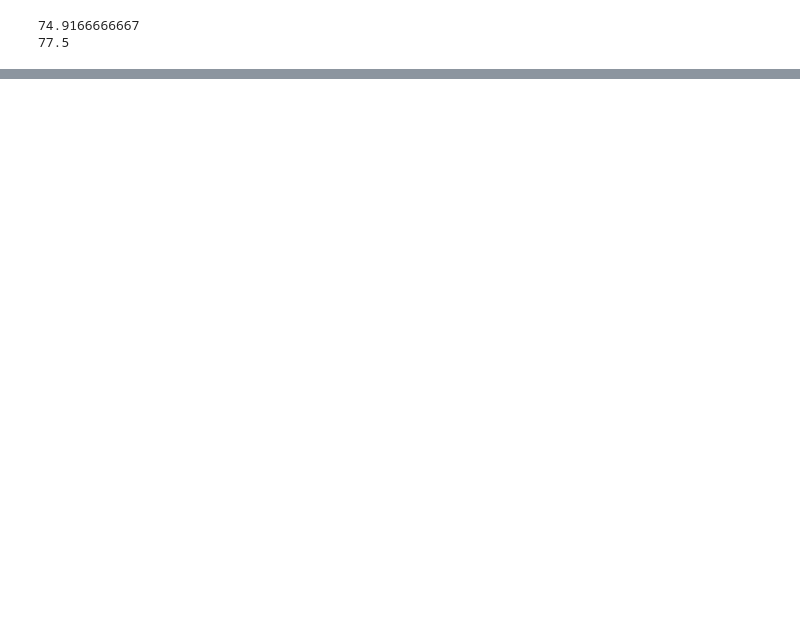
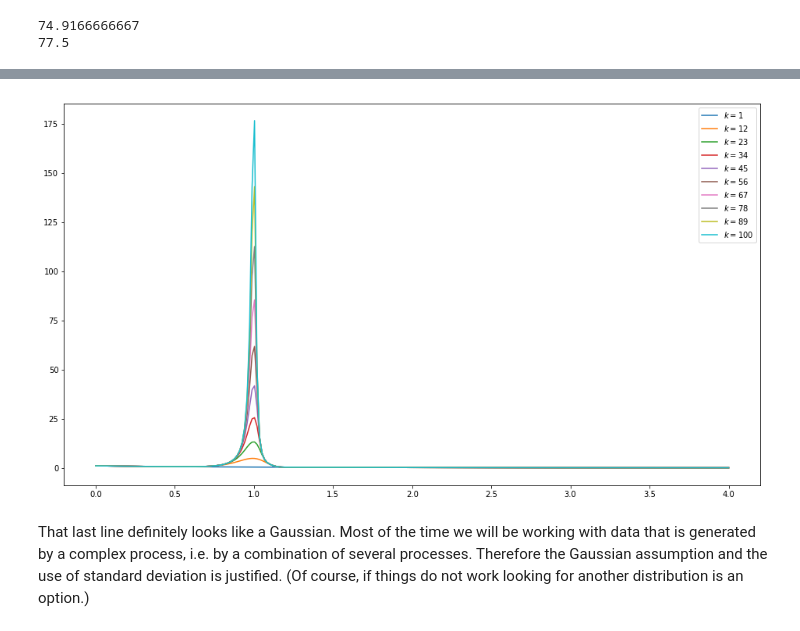
Before and after one commit to grochmal/daml, a Jupyter notebook: stats/stats-basics.ipynb, the cells around one changed output, grey strips where cells are left out. Saved outputs shown, nothing was run; the diff lists cells and outputs as text; code cells hidden in the pictures; blank space fills up the shorter version.

Commit message:
most of the data analytics lecture written the way i actually teach it

```diff
--- a/stats/stats-basics.ipynb
+++ b/stats/stats-basics.ipynb
@@ -96,0 +268,21 @@ print(stats.pearsonr(arr, acr))
+# %%
+x = np.linspace(0, 4, 256)
+y = []
+fig, ax = plt.subplots(figsize=(16, 9))
+for k in np.linspace(1, 100, 10):
+    y.append(weibull(x, 1, k))
+s = np.cumsum(np.array(y), axis=0)
+k = 1
+for i in s:
+    label = '$k = %s$' % str(k)
+    k += 11  # same as the linspace call above
+    ax.plot(x, i, label=label)
+ax.legend();
+# %% [output]
+[figure, added]
+# %% [markdown]
+That last line definitely looks like a Gaussian.
+Most of the time we will be working with data that is generated by a complex process,
+i.e. by a combination of several processes.
+Therefore the Gaussian assumption and the use of standard deviation is justified.
+(Of course, if things do not work looking for another distribution is an option.)
```
Also changed, not shown: parts of 19 cells of this notebook, 4 other files.
